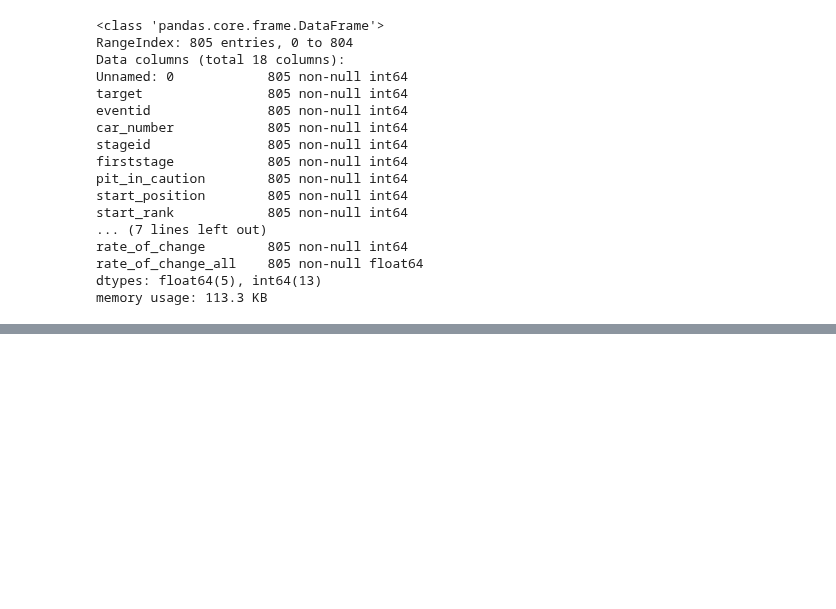
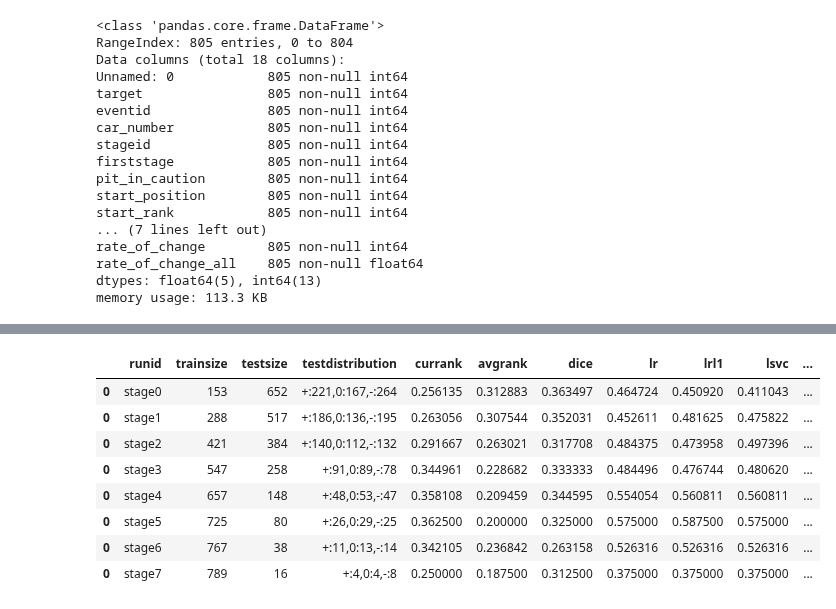
Before and after one commit to DSC-SPIDAL/rankpredictor, a Jupyter notebook: run/3.StageDataset/notebook/stage_model.ipynb, the cells around one changed output, grey strips where cells are left out. Cells and saved outputs as stored; diff of their text form; code cells hidden in the pictures; blank space fills up the shorter version.

```diff
--- a/run/3.StageDataset/notebook/stage_model.ipynb
+++ b/run/3.StageDataset/notebook/stage_model.ipynb
@@ -121,0 +424,25 @@ precision=[0.56834532 0.33333333 0.58441558], recall=[0.82291667 0.06382979 0.54
+# %%
+retdf = pd.DataFrame([],columns=cols)
+
+for stageid in range(8):
+    train, test, train_x, train_y, test_x, test_y =split_by_stageid(stagedata, stageid)
+    test_distribution = '+:%d,0:%d,-:%d'%(np.sum(test_y>0),np.sum(test_y==0),np.sum(test_y<0))
+    #print('Testset by stageid= %s, trainsize=%d, testsize=%d, dist=%s'%
+    #      (stageid, train_x.shape[0], test_x.shape[0], test_distribution))
+
+    #record
+    rec = ['stage%d'%stageid,train_x.shape[0],test_x.shape[0],test_distribution]
+
+    acc = [0 for x in range(len(classifiers))]
+    for idx, clf in enumerate(classifiers):
+        acc[idx] = classifier_model(clf)
+
+    rec.extend(acc)
+    print('rec:%s'%rec)
+
+    #new df
+    df = pd.DataFrame([rec],columns=cols)
+    retdf = pd.concat([retdf, df])
+
+retdf.to_csv('crossvalid_stagedata_splitbystage.csv')
+df_stage = retdf
@@ -121,0 +554,12 @@ precision=[0.56834532 0.33333333 0.58441558], recall=[0.82291667 0.06382979 0.54
+# %%
+df_stage
+# %% [output]
+|  | runid | trainsize | testsize | testdistribution | currank | avgrank | dice | lr | lrl1 | lsvc | ... |
+| 0 | stage0 | 153 | 652 | +:221,0:167,-:264 | 0.256135 | 0.312883 | 0.363497 | 0.464724 | 0.450920 | 0.411043 | ... |
+| 0 | stage1 | 288 | 517 | +:186,0:136,-:195 | 0.263056 | 0.307544 | 0.352031 | 0.452611 | 0.481625 | 0.475822 | ... |
+| 0 | stage2 | 421 | 384 | +:140,0:112,-:132 | 0.291667 | 0.263021 | 0.317708 | 0.484375 | 0.473958 | 0.497396 | ... |
+| 0 | stage3 | 547 | 258 | +:91,0:89,-:78 | 0.344961 | 0.228682 | 0.333333 | 0.484496 | 0.476744 | 0.480620 | ... |
+| 0 | stage4 | 657 | 148 | +:48,0:53,-:47 | 0.358108 | 0.209459 | 0.344595 | 0.554054 | 0.560811 | 0.560811 | ... |
+| 0 | stage5 | 725 | 80 | +:26,0:29,-:25 | 0.362500 | 0.200000 | 0.325000 | 0.575000 | 0.587500 | 0.575000 | ... |
+| 0 | stage6 | 767 | 38 | +:11,0:13,-:14 | 0.342105 | 0.236842 | 0.263158 | 0.526316 | 0.526316 | 0.526316 | ... |
+| 0 | stage7 | 789 | 16 | +:4,0:4,-:8 | 0.250000 | 0.187500 | 0.312500 | 0.375000 | 0.375000 | 0.375000 | ... |
```
Also changed, not shown: parts of 10 cells of this notebook, 3 other files.
